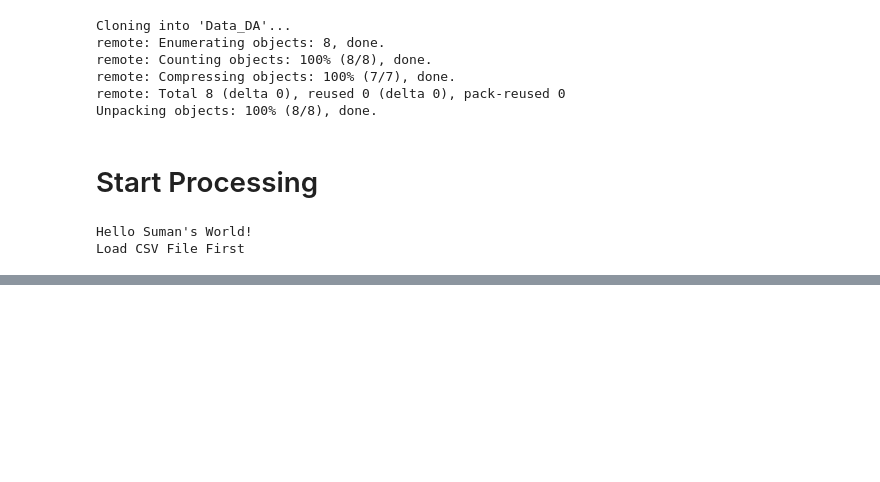
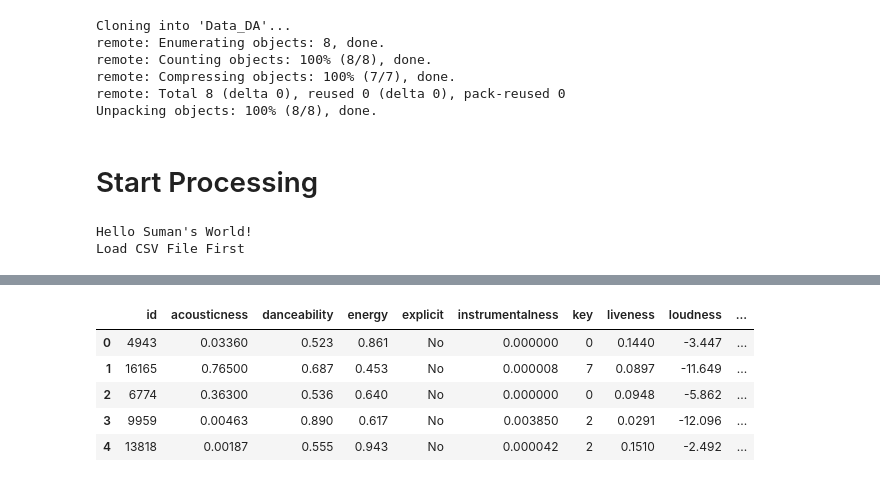
Before and after one commit to sumandutta8877/DATA-Analytics, a Jupyter notebook: DA_2021.ipynb, the cells around one changed output, grey strips where cells are left out. Saved outputs shown, nothing was run; the diff lists cells and outputs as text; code cells hidden in the pictures; blank space fills up the shorter version.

```diff
--- a/DA_2021.ipynb
+++ b/DA_2021.ipynb
@@ -65,0 +60,9 @@ print(df2)
+# %%
+df2.head()
+# %% [output]
+|  | id | acousticness | danceability | energy | explicit | instrumentalness | key | liveness | loudness | ... |
+| 0 | 4943 | 0.03360 | 0.523 | 0.861 | No | 0.000000 | 0 | 0.1440 | -3.447 | ... |
+| 1 | 16165 | 0.76500 | 0.687 | 0.453 | No | 0.000008 | 7 | 0.0897 | -11.649 | ... |
+| 2 | 6774 | 0.36300 | 0.536 | 0.640 | No | 0.000000 | 0 | 0.0948 | -5.862 | ... |
+| 3 | 9959 | 0.00463 | 0.890 | 0.617 | No | 0.003850 | 2 | 0.0291 | -12.096 | ... |
+| 4 | 13818 | 0.00187 | 0.555 | 0.943 | No | 0.000042 | 2 | 0.1510 | -2.492 | ... |
```
Also changed, not shown: parts of 12 cells of this notebook.
